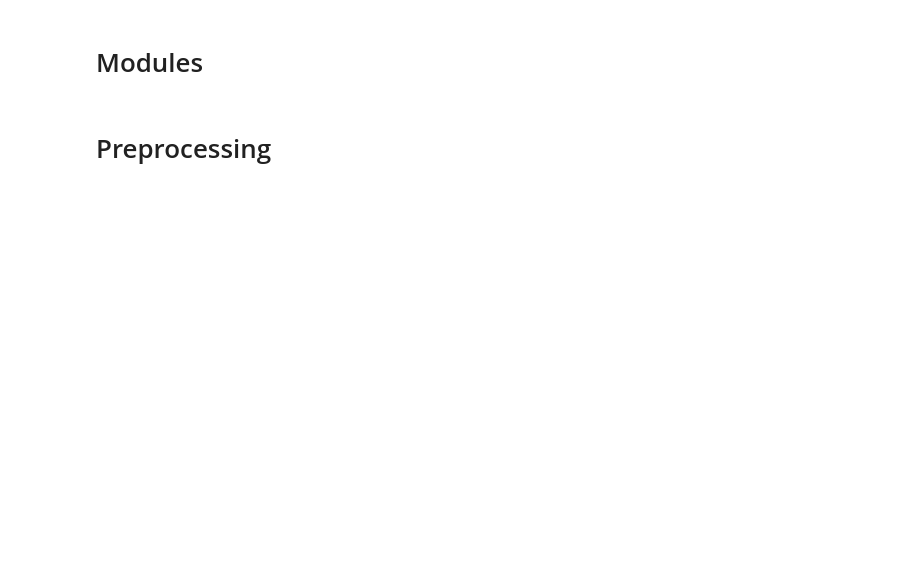
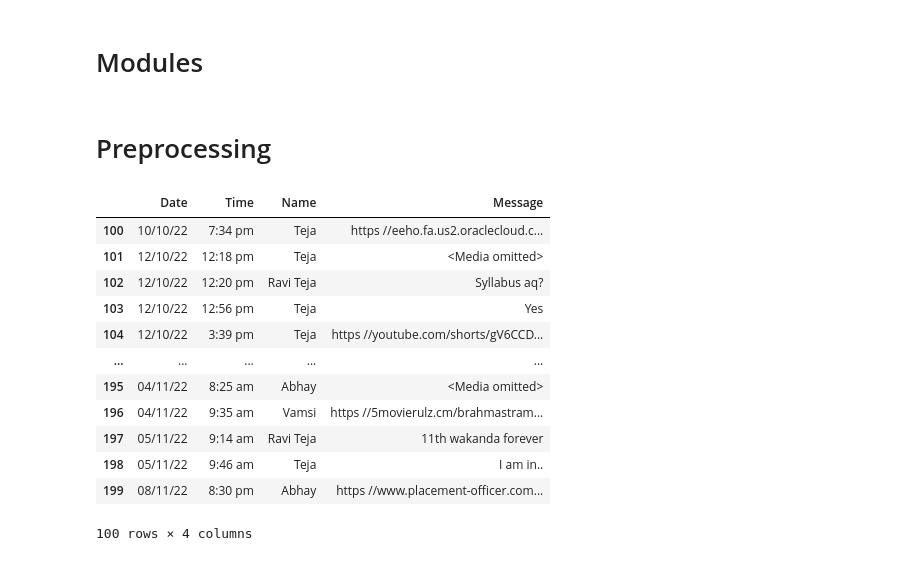
Before and after one commit to RaviTeja0103/WhatsApp-chat-analyzer, a Jupyter notebook: Whatsapp.ipynb, the cells around one changed output. Drawn from its saved outputs; the diff is of its cells as text; code cells hidden in the pictures; blank space fills up the shorter version.

Commit message:
# mesg with time raw

```diff
--- a/Whatsapp.ipynb
+++ b/Whatsapp.ipynb
@@ -53,17 +53,30 @@ lindata = lindata[1:]
 # %%
 data=dict()
 data["Date"] = []
 data["Time"] = []
 data["Name"] = []
 data["Message"] = []
 
 for lin in lindata:
     date, time, name, message = get_slice_data(lin)
     data["Date"].append(date)
     data["Time"].append(time)
     data["Name"].append(name)
     data["Message"].append(message)
 #data
 df = pd.DataFrame(data,columns=['Date', 'Time', 'Name', 'Message'])
-df["Date"] = pd.to_datetime(df["Date"])
-#df[100:200]
+df[100:200]
+# %% [output]
+|  | Date | Time | Name | Message |
+| 100 | 10/10/22 | 7:34 pm | Teja | https //eeho.fa.us2.oraclecloud.c... |
+| 101 | 12/10/22 | 12:18 pm | Teja | <Media omitted> |
+| 102 | 12/10/22 | 12:20 pm | Ravi Teja | Syllabus aq? |
+| 103 | 12/10/22 | 12:56 pm | Teja | Yes |
+| 104 | 12/10/22 | 3:39 pm | Teja | https //youtube.com/shorts/gV6CCD... |
+| ... | ... | ... | ... | ... |
+| 195 | 04/11/22 | 8:25 am | Abhay | <Media omitted> |
+| 196 | 04/11/22 | 9:35 am | Vamsi | https //5movierulz.cm/brahmastram... |
+| 197 | 05/11/22 | 9:14 am | Ravi Teja | 11th wakanda forever |
+| 198 | 05/11/22 | 9:46 am | Teja | I am in.. |
+| 199 | 08/11/22 | 8:30 pm | Abhay | https //www.placement-officer.com... |
+100 rows × 4 columns
```
Also changed, not shown: parts of 8 cells of this notebook.
